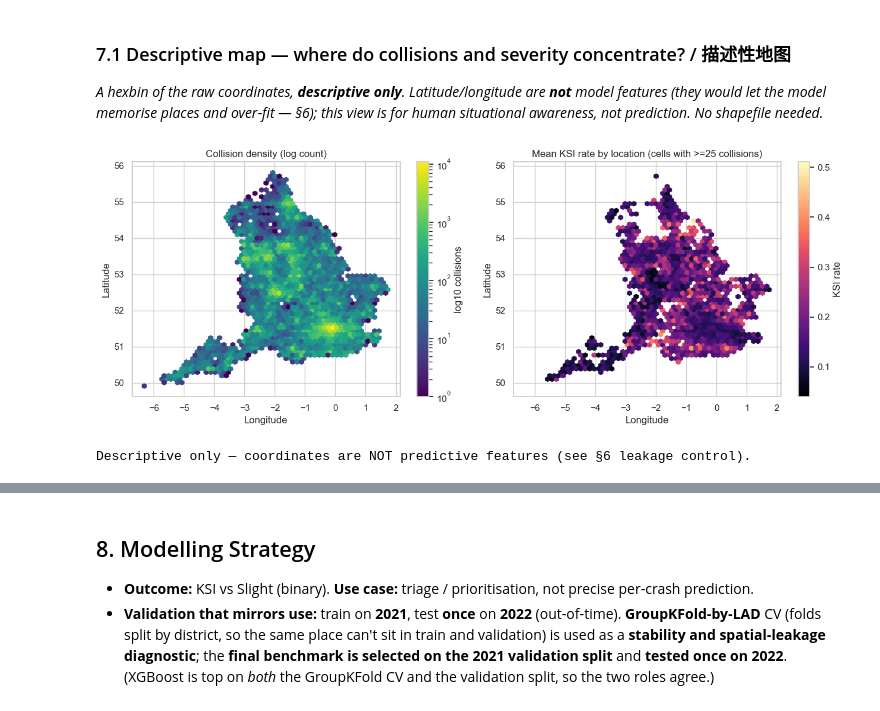
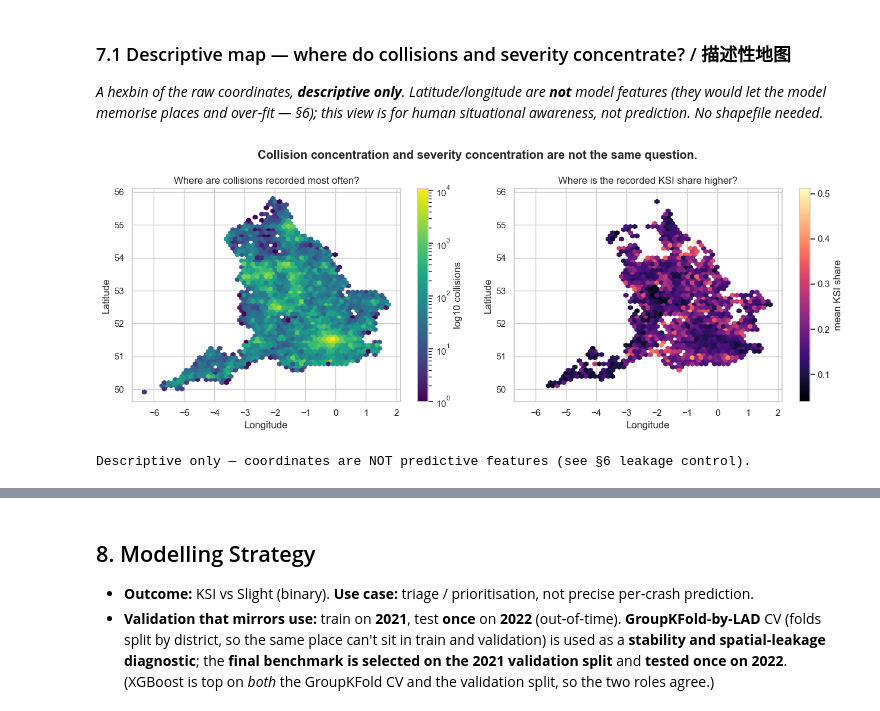
Before and after one commit to XilaiWang/DAAI-road-safety-ksi-analysis, a Jupyter notebook: road_safety_severity_analysis.ipynb, the cells around one changed output, grey strips where cells are left out. Drawn from its saved outputs; the diff is of its cells as text; code cells hidden in the pictures.

```diff
--- a/road_safety_severity_analysis.ipynb
+++ b/road_safety_severity_analysis.ipynb
@@ -315,14 +315,15 @@ Q4 most dep   66849     0.127        0.140      34.019
 # %%
 # Descriptive hexbin map (NOT predictive): collision density + mean KSI rate by location
 fig,ax=plt.subplots(1,2,figsize=(13,5))
 hb=ax[0].hexbin(acc.Longitude,acc.Latitude,gridsize=55,bins="log",mincnt=1,cmap="viridis")
-ax[0].set_title("Collision density (log count)"); fig.colorbar(hb,ax=ax[0],label="log10 collisions")
+ax[0].set_title("Where are collisions recorded most often?"); fig.colorbar(hb,ax=ax[0],label="log10 collisions")
 hb2=ax[1].hexbin(acc.Longitude,acc.Latitude,C=acc.KSI,reduce_C_function=np.mean,gridsize=55,mincnt=25,cmap="magma")
-ax[1].set_title("Mean KSI rate by location (cells with >=25 collisions)"); fig.colorbar(hb2,ax=ax[1],label="KSI rate")
+ax[1].set_title("Where is the recorded KSI share higher?"); fig.colorbar(hb2,ax=ax[1],label="mean KSI share")
 for a in ax: a.set_xlabel("Longitude"); a.set_ylabel("Latitude")
+fig.suptitle("Collision concentration and severity concentration are not the same question.", fontweight="bold")
 plt.tight_layout(); plt.savefig(OUTPUT/"map_hexbin.png",dpi=120,bbox_inches="tight"); plt.show()
 print("Descriptive only — coordinates are NOT predictive features (see §6 leakage control).")
 # %% [output]
-[figure, old version]
+[figure, new version]
 Descriptive only — coordinates are NOT predictive features (see §6 leakage control).
 # %% [markdown]
```
Also changed, not shown: parts of 5 cells of this notebook.
